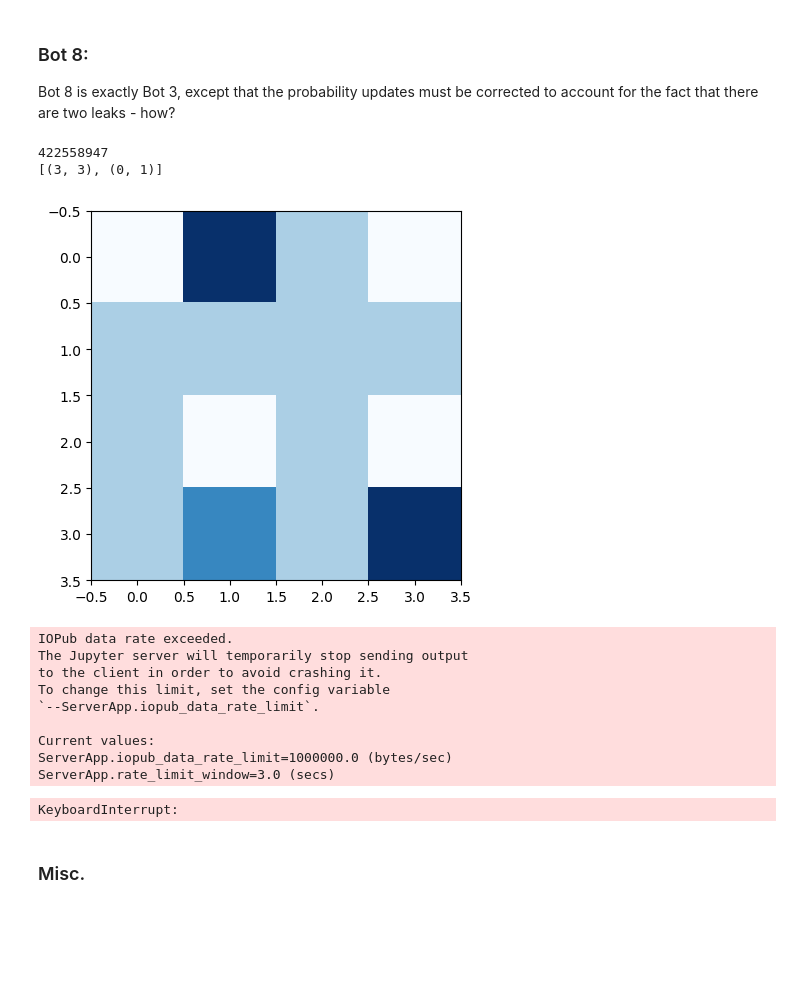
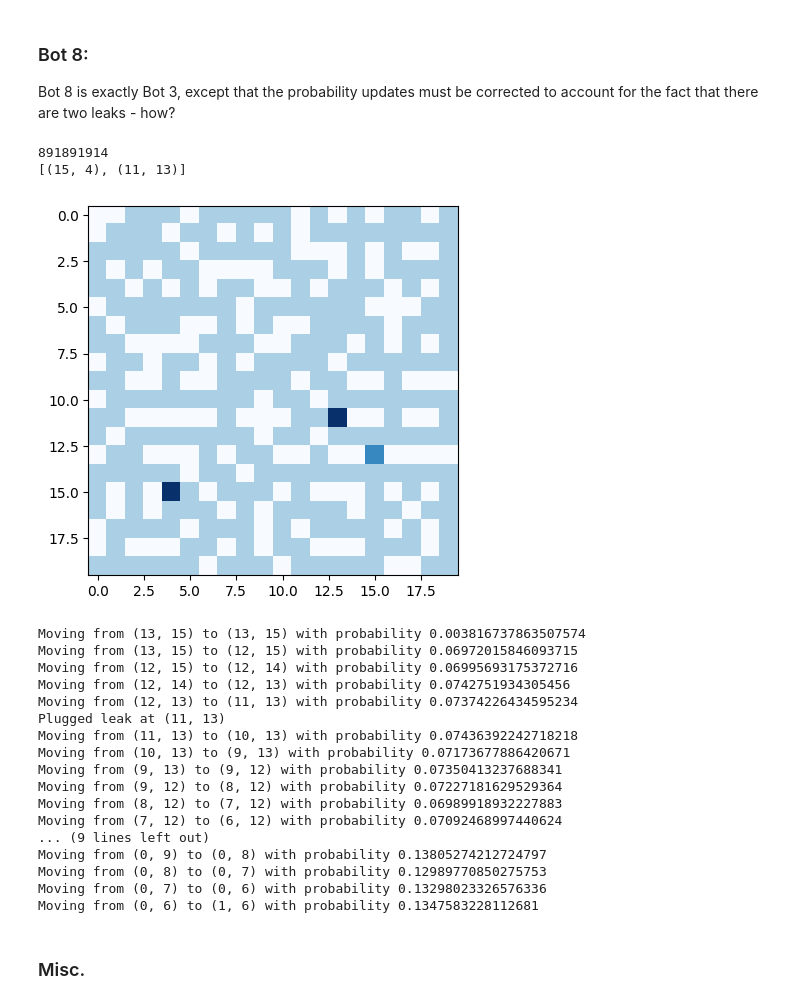
Before and after one commit to Intro-to-AI-Group/AI-Project-Two, a Jupyter notebook: src/Ship.ipynb, the cells around one changed output. Cells and saved outputs as stored; diff of their text form; code cells hidden in the pictures; blank space fills up the shorter version.

```diff
--- a/src/Ship.ipynb
+++ b/src/Ship.ipynb
@@ -953,7 +975,6 @@ class BotEight(BotSeven):
                         result_kb.set(a, b, new_prob)
 
         result_kb.zero_out(self.position)
-        print(self.probability_at_pos(self.position))
 
         self.prob_matrix = result_kb
 
@@ -977,6 +998,9 @@ class BotEight(BotSeven):
 
                         a, b = (i, j), (k, l)
                         curr_prob = current_kb.get(a, b)
+                        if curr_prob == 0:
+                            continue
+
                         beep_ij = self.get_beep_prob(self.position, a)
                         beep_kl = self.get_beep_prob(self.position, b)
                         numerator = (beep_ij + beep_kl) - (beep_ij * beep_kl)
@@ -1005,29 +1029,36 @@ class BotEight(BotSeven):
         return prob
 # %%
 seed = random.randint(0, 1000000000)
-ship = Ship(D = 4, seed = seed, leaks = 2)
+ship = Ship(D = 20, seed = seed, leaks = 2)
 print(seed)
 print(ship.initial_leaks)
 bot = BotEight(ship, .5)
 ship.display(bot.position)
 #bot.prob_matrix
 success, path, steps = bot.simulate()
 #ship.display(list(path))
 #steps, ship.initial_leaks
 # %% [output]
-422558947
-[(3, 3), (0, 1)]
+891891914
+[(15, 4), (11, 13)]
-[figure, old version]
+[figure, new version]
-IOPub data rate exceeded.
-The Jupyter server will temporarily stop sending output
-to the client in order to avoid crashing it.
-To change this limit, set the config variable
-`--ServerApp.iopub_data_rate_limit`.
-
-Current values:
-ServerApp.iopub_data_rate_limit=1000000.0 (bytes/sec)
-ServerApp.rate_limit_window=3.0 (secs)
+Moving from (13, 15) to (13, 15) with probability 0.003816737863507574
+Moving from (13, 15) to (12, 15) with probability 0.06972015846093715
+Moving from (12, 15) to (12, 14) with probability 0.06995693175372716
+Moving from (12, 14) to (12, 13) with probability 0.0742751934305456
+Moving from (12, 13) to (11, 13) with probability 0.07374226434595234
+Plugged leak at (11, 13)
+Moving from (11, 13) to (10, 13) with probability 0.07436392242718218
+Moving from (10, 13) to (9, 13) with probability 0.07173677886420671
+Moving from (9, 13) to (9, 12) with probability 0.07350413237688341
+Moving from (9, 12) to (8, 12) with probability 0.07227181629529364
+Moving from (8, 12) to (7, 12) with probability 0.06989918932227883
+Moving from (7, 12) to (6, 12) with probability 0.07092468997440624
+... (9 lines left out)
+Moving from (0, 9) to (0, 8) with probability 0.13805274212724797
+Moving from (0, 8) to (0, 7) with probability 0.12989770850275753
+Moving from (0, 7) to (0, 6) with probability 0.13298023326576336
+Moving from (0, 6) to (1, 6) with probability 0.1347583228112681
-KeyboardInterrupt:
 # %% [markdown]
 ### Misc.
 # %%
```
Also changed, not shown: parts of 4 cells of this notebook.
